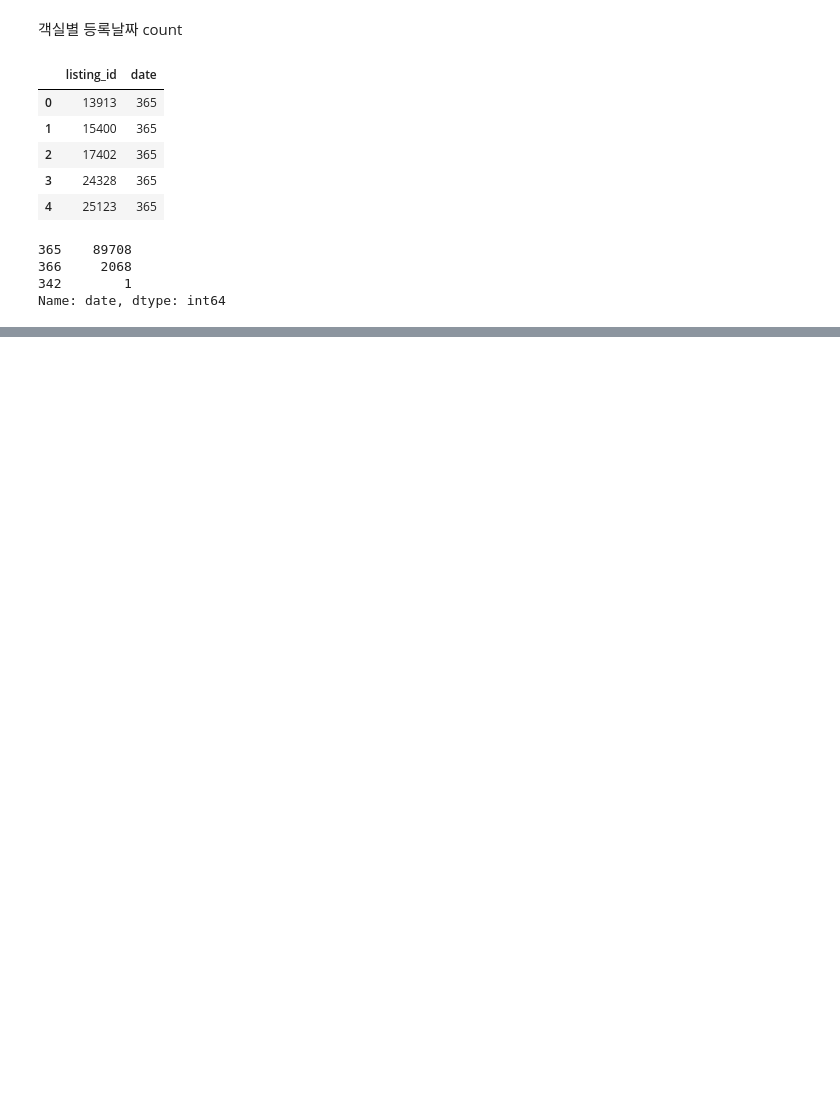
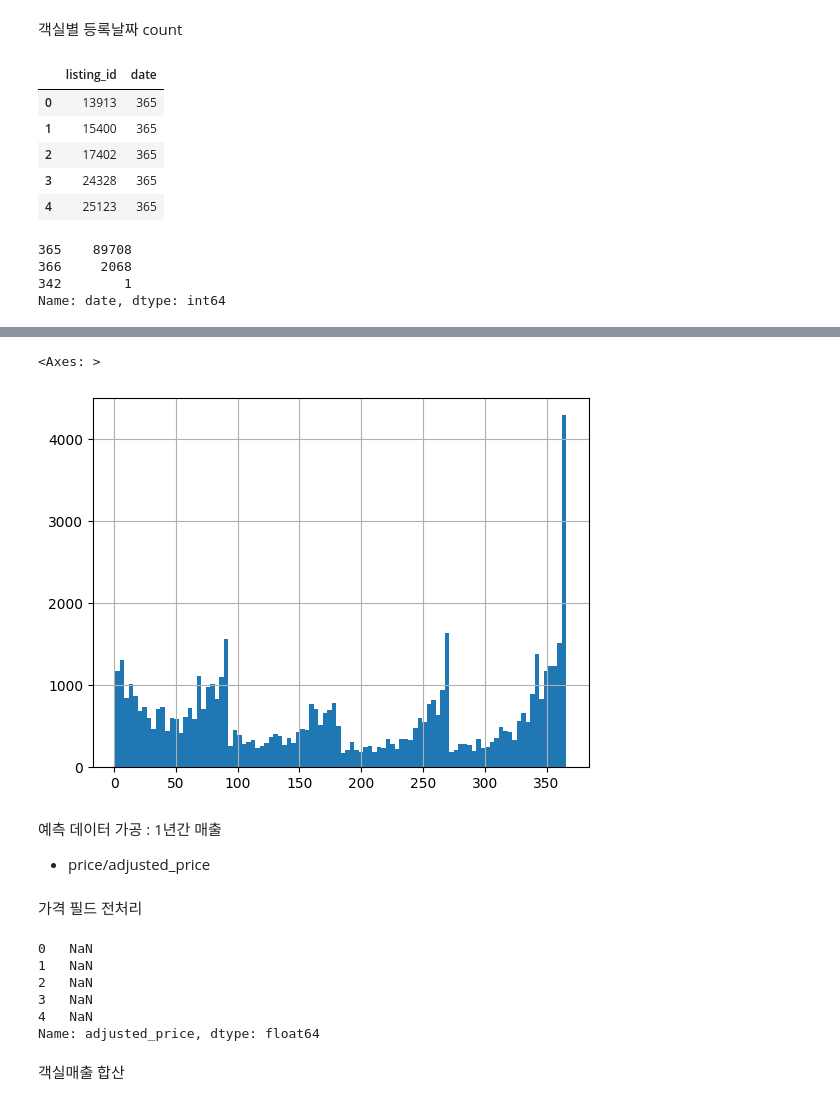
Before and after one commit to HongSeongMo/Airbnb, a Jupyter notebook: learning_plus_training1.ipynb, the cells around one changed output, grey strips where cells are left out. Drawn from its saved outputs; the diff is of its cells as text; code cells hidden in the pictures; blank space fills up the shorter version.

```diff
--- a/learning_plus_training1.ipynb
+++ b/learning_plus_training1.ipynb
@@ -316,0 +247,2 @@ Name: date, dtype: int64
+# %%
+listing_available_count = calendar_df[calendar_df.available=='t'].groupby(['listing_id']).count()['date'].reset_index(drop=False)
@@ -316,0 +258,27 @@ Name: date, dtype: int64
+# %%
+listing_available_count['date'].hist(bins=100)
+# %% [output]
+<Axes: >
+[figure, added]
+# %% [markdown]
+예측 데이터 가공 : 1년간 매출
+
+* price/adjusted_price
+# %% [markdown]
+가격 필드 전처리
+# %%
+# adjusted_price into float
+calendar_df['adjusted_price'] = calendar_df['adjusted_price'].str.replace('$', '')
+calendar_df['adjusted_price'] = calendar_df['adjusted_price'].str.replace(',', '')
+calendar_df['adjusted_price'] = calendar_df['adjusted_price'].astype(float)
+
+calendar_df['adjusted_price'].head()
+# %% [output]
+0   NaN
+1   NaN
+2   NaN
+3   NaN
+4   NaN
+Name: adjusted_price, dtype: float64
+# %% [markdown]
+객실매출 합산
```
Also changed, not shown: parts of 17 cells of this notebook.
